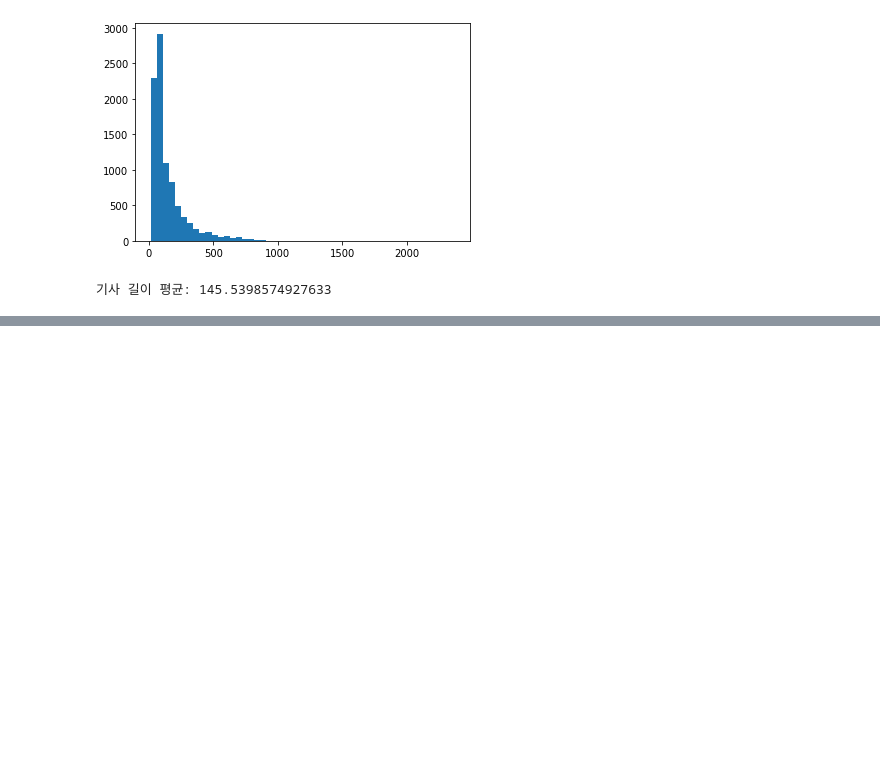
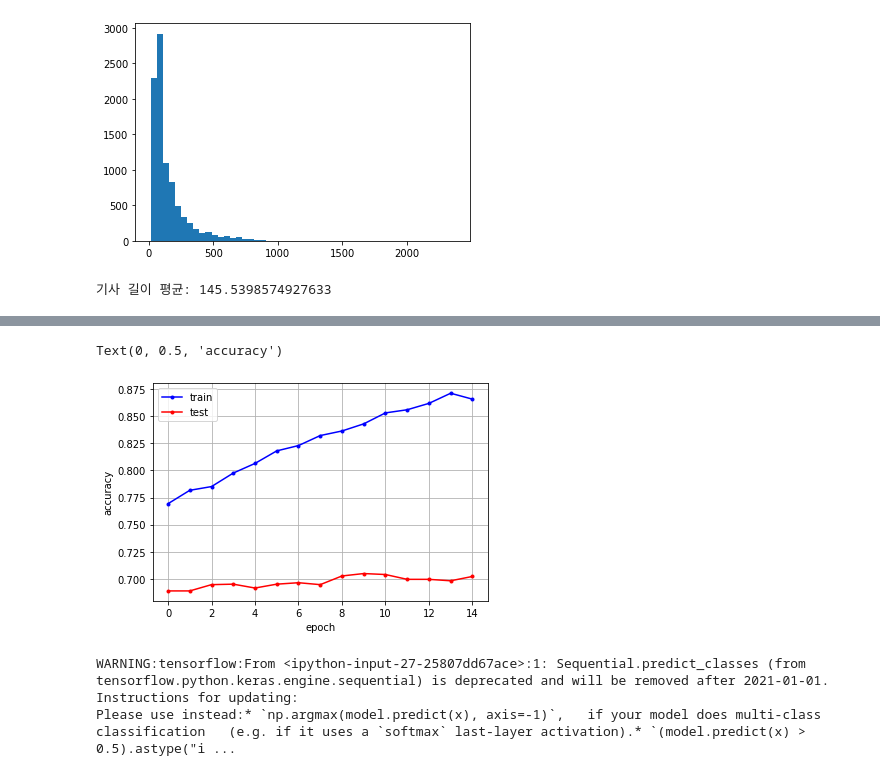
Before and after one commit to startergate-learns-stuff/Learn-DataScience-MachineLearning, a Jupyter notebook: source_code/1021_LSTM_Reuters.ipynb, the cells around one changed output, grey strips where cells are left out. Drawn from its saved outputs; the diff is of its cells as text; code cells hidden in the pictures; blank space fills up the shorter version.

```diff
--- a/source_code/1021_LSTM_Reuters.ipynb
+++ b/source_code/1021_LSTM_Reuters.ipynb
@@ -98,0 +127,3 @@ print('기사 길이 평균:', sum(len(x) for x in X_train) / len(X_train))
+# %%
+Y_train = to_categorical(y_train)
+Y_test = to_categorical(y_test)
@@ -98,0 +136,12 @@ print('기사 길이 평균:', sum(len(x) for x in X_train) / len(X_train))
+# %%
+model = Sequential()
+
+model.add(Embedding(1000, 100)) # (표현할 단어의 개수, 표현하고 싶은 차원의 수)
+model.add(LSTM(units=32, activation='tanh'))
+model.add(Dense(units=46, activation='softmax'))
+# %%
+model.compile(loss='categorical_crossentropy',
+              optimizer='adam',
+              metrics=['accuracy'])
+# %%
+hist = model.fit(X_train, Y_train, epochs=15, validation_data=(X_test, Y_test), verbose=2)
@@ -98,0 +166,16 @@ print('기사 길이 평균:', sum(len(x) for x in X_train) / len(X_train))
+# %%
+plt.plot(hist.history['accuracy'], marker='.', c='blue', label='train')
+plt.plot(hist.history['val_accuracy'], marker='.', c='red', label='test')
+plt.legend()
+plt.grid()
+plt.xlabel('epoch')
+plt.ylabel('accuracy')
+# %% [output]
+Text(0, 0.5, 'accuracy')
+[figure, added]
+# %%
+pre = model.predict_classes(X_test)
+# %% [output]
+WARNING:tensorflow:From <ipython-input-27-25807dd67ace>:1: Sequential.predict_classes (from tensorflow.python.keras.engine.sequential) is deprecated and will be removed after 2021-01-01.
+Instructions for updating:
+Please use instead:* `np.argmax(model.predict(x), axis=-1)`,   if your model does multi-class classification   (e.g. if it uses a `softmax` last-layer activation).* `(model.predict(x) > 0.5).astype("i ...
```
Also changed, not shown: parts of 12 cells of this notebook, 2 other files.
